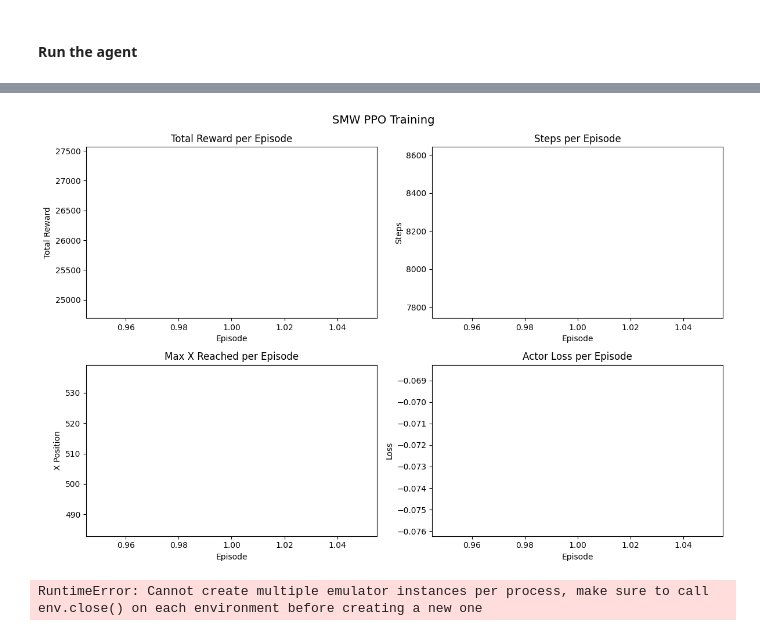
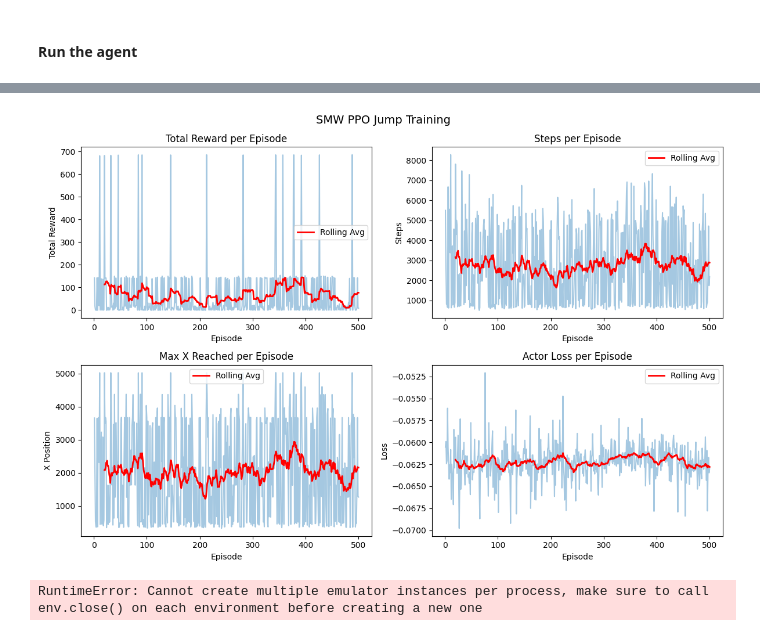
Before and after one commit to coltrho24/Project-SMW, a Jupyter notebook: PPO.ipynb, the cells around one changed output, grey strips where cells are left out. Cells and saved outputs as stored; diff of their text form; code cells hidden in the pictures.

```diff
--- a/PPO.ipynb
+++ b/PPO.ipynb
@@ -328,35 +239,49 @@ KeyboardInterrupt:
 # %%
 num_eps = len(total_rewards)
 eps = range(1, num_eps + 1)
+window = 20
+rolling_eps = range(window, num_eps + 1)
 
 fig, axes = plt.subplots(2, 2, figsize=(12, 8))
-fig.suptitle('SMW PPO Training', fontsize=14)
+fig.suptitle('SMW PPO Jump Training', fontsize=14)
 
-axes[0, 0].plot(eps, total_rewards)
+axes[0, 0].plot(eps, total_rewards, alpha=0.4)
+rolling_avg = np.convolve(total_rewards, np.ones(window)/window, mode='valid')
+axes[0, 0].plot(rolling_eps, rolling_avg, color='red', linewidth=2, label='Rolling Avg')
 axes[0, 0].set_title('Total Reward per Episode')
 axes[0, 0].set_xlabel('Episode')
 axes[0, 0].set_ylabel('Total Reward')
+axes[0, 0].legend()
 
-axes[0, 1].plot(eps, steps_per_ep)
+axes[0, 1].plot(eps, steps_per_ep, alpha=0.4)
+rolling_steps = np.convolve(steps_per_ep, np.ones(window)/window, mode='valid')
+axes[0, 1].plot(rolling_eps, rolling_steps, color='red', linewidth=2, label='Rolling Avg')
 axes[0, 1].set_title('Steps per Episode')
 axes[0, 1].set_xlabel('Episode')
 axes[0, 1].set_ylabel('Steps')
+axes[0, 1].legend()
 
-axes[1, 0].plot(eps, max_x_per_ep)
+axes[1, 0].plot(eps, max_x_per_ep, alpha=0.4)
+rolling_x = np.convolve(max_x_per_ep, np.ones(window)/window, mode='valid')
+axes[1, 0].plot(rolling_eps, rolling_x, color='red', linewidth=2, label='Rolling Avg')
 axes[1, 0].set_title('Max X Reached per Episode')
 axes[1, 0].set_xlabel('Episode')
 axes[1, 0].set_ylabel('X Position')
+axes[1, 0].legend()
 
-axes[1, 1].plot(eps, actor_losses)
+axes[1, 1].plot(eps, actor_losses, alpha=0.4)
+rolling_loss = np.convolve(actor_losses, np.ones(window)/window, mode='valid')
+axes[1, 1].plot(rolling_eps, rolling_loss, color='red', linewidth=2, label='Rolling Avg')
 axes[1, 1].set_title('Actor Loss per Episode')
 axes[1, 1].set_xlabel('Episode')
 axes[1, 1].set_ylabel('Loss')
+axes[1, 1].legend()
 
 plt.tight_layout()
-plt.savefig('6actions_10ep_results.png')
+plt.savefig('Graphs/Jump_03ent_500_results.png')
 plt.show()
 # %% [output]
-[figure, old version]
+[figure, new version]
 # %%
 # test a bunch of addresses around where x should be
 import stable_retro
```
Also changed, not shown: parts of 11 cells of this notebook, 28 other files.
